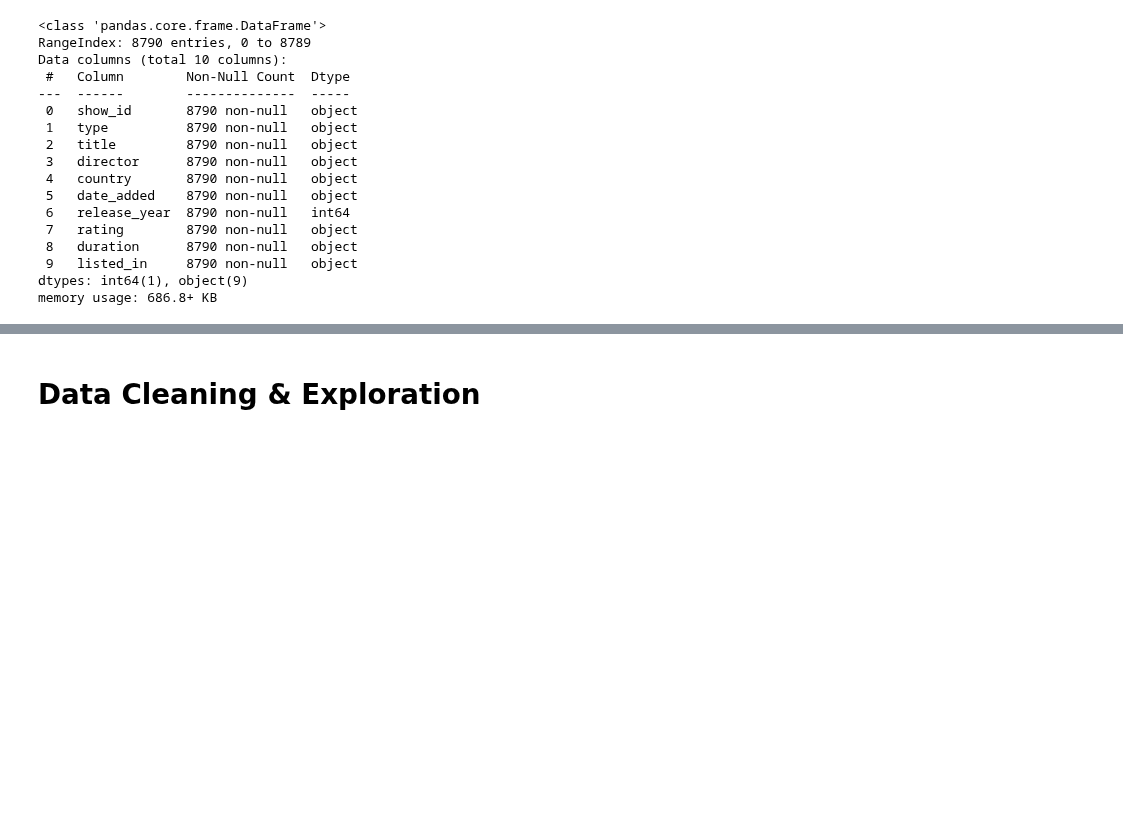
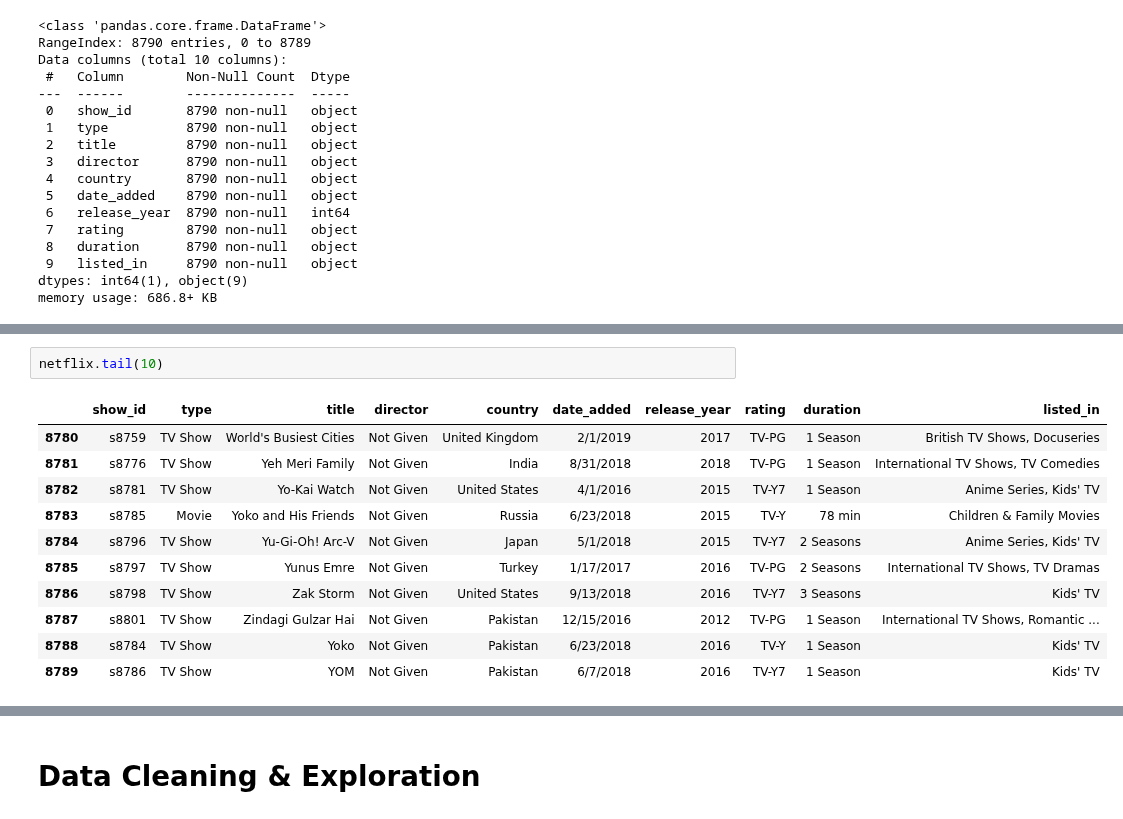
Before and after one commit to yigaai/StoryTelling_with_Data_myTelescope, a Jupyter notebook: netflix-data-analysis.ipynb, the cells around one changed output, grey strips where cells are left out. Saved outputs shown, nothing was run; the diff lists cells and outputs as text; blank space fills up the shorter version.

```diff
--- a/netflix-data-analysis.ipynb
+++ b/netflix-data-analysis.ipynb
@@ -73,3 +77,17 @@ netflix.head(10)
 | 7 | s939 | Movie | Motu Patlu in the Game of Zones | Suhas Kadav | India | 5/1/2021 | 2019 | TV-Y7 | 87 min | Children & Family Movies, Comedie... |
 | 8 | s13 | Movie | Je Suis Karl | Christian Schwochow | Germany | 9/23/2021 | 2021 | TV-MA | 127 min | Dramas, International Movies |
 | 9 | s940 | Movie | Motu Patlu in Wonderland | Suhas Kadav | India | 5/1/2021 | 2013 | TV-Y7 | 76 min | Children & Family Movies, Music &... |
+# %%
+netflix.tail(10)
+# %% [output]
+|  | show_id | type | title | director | country | date_added | release_year | rating | duration | listed_in |
+| 8780 | s8759 | TV Show | World's Busiest Cities | Not Given | United Kingdom | 2/1/2019 | 2017 | TV-PG | 1 Season | British TV Shows, Docuseries |
+| 8781 | s8776 | TV Show | Yeh Meri Family | Not Given | India | 8/31/2018 | 2018 | TV-PG | 1 Season | International TV Shows, TV Comedies |
+| 8782 | s8781 | TV Show | Yo-Kai Watch | Not Given | United States | 4/1/2016 | 2015 | TV-Y7 | 1 Season | Anime Series, Kids' TV |
+| 8783 | s8785 | Movie | Yoko and His Friends | Not Given | Russia | 6/23/2018 | 2015 | TV-Y | 78 min | Children & Family Movies |
+| 8784 | s8796 | TV Show | Yu-Gi-Oh! Arc-V | Not Given | Japan | 5/1/2018 | 2015 | TV-Y7 | 2 Seasons | Anime Series, Kids' TV |
+| 8785 | s8797 | TV Show | Yunus Emre | Not Given | Turkey | 1/17/2017 | 2016 | TV-PG | 2 Seasons | International TV Shows, TV Dramas |
+| 8786 | s8798 | TV Show | Zak Storm | Not Given | United States | 9/13/2018 | 2016 | TV-Y7 | 3 Seasons | Kids' TV |
+| 8787 | s8801 | TV Show | Zindagi Gulzar Hai | Not Given | Pakistan | 12/15/2016 | 2012 | TV-PG | 1 Season | International TV Shows, Romantic ... |
+| 8788 | s8784 | TV Show | Yoko | Not Given | Pakistan | 6/23/2018 | 2016 | TV-Y | 1 Season | Kids' TV |
+| 8789 | s8786 | TV Show | YOM | Not Given | Pakistan | 6/7/2018 | 2016 | TV-Y7 | 1 Season | Kids' TV |
```
Also changed, not shown: parts of 14 cells of this notebook.
